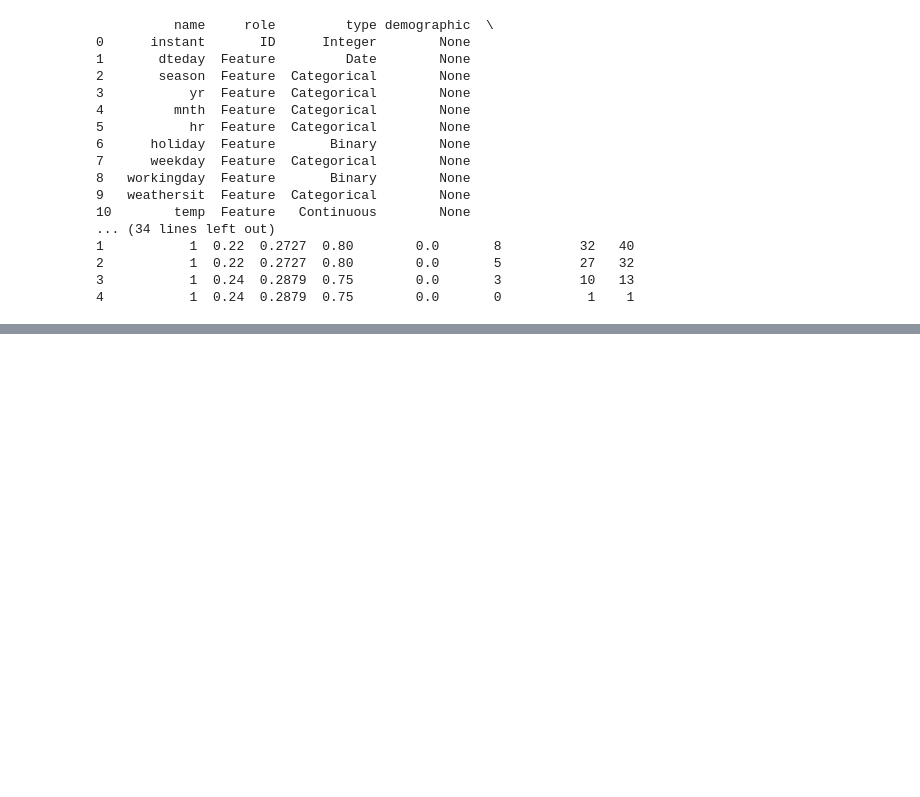
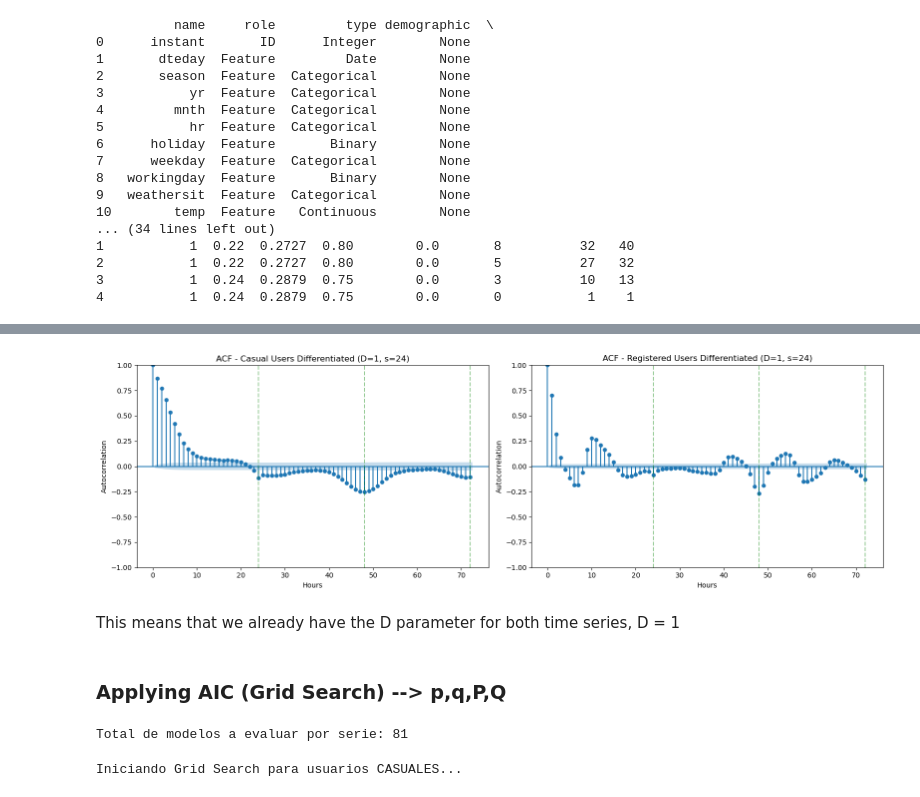
Before and after one commit to ikeiba/bike-sharing-time-series, a Jupyter notebook: project_submission/sarima_sarimax.ipynb, the cells around one changed output, grey strips where cells are left out. Drawn from its saved outputs; the diff is of its cells as text; code cells hidden in the pictures; blank space fills up the shorter version.

Commit message:
Sarima

```diff
--- a/project_submission/sarima_sarimax.ipynb
+++ b/project_submission/sarima_sarimax.ipynb
@@ -46,0 +132,28 @@ import seaborn as sns
+# %%
+# Substract to each value, the value from 24 hours ago
+y_casual_diff = y_casual.diff(periods=24).dropna()
+y_registered_diff = y_registered.diff(periods=24).dropna()
+
+
+fig, axes = plt.subplots(1, 2, figsize=(16, 5))
+
+plot_acf(y_casual_diff, lags=72, ax=axes[0], title='ACF - Casual Users Differentiated (D=1, s=24)')
+axes[0].set_xlabel('Hours')
+axes[0].set_ylabel('Autocorrelation')
+for i in range(24, 73, 24):
+    axes[0].axvline(x=i, color='green', linestyle='--', alpha=0.4) # Cambio a verde para diferenciarlo
+
+plot_acf(y_registered_diff, lags=72, ax=axes[1], title='ACF - Registered Users Differentiated (D=1, s=24)')
+axes[1].set_xlabel('Hours')
+axes[1].set_ylabel('Autocorrelation')
+for i in range(24, 73, 24):
+    axes[1].axvline(x=i, color='green', linestyle='--', alpha=0.4)
+
+plt.tight_layout()
+plt.show()
+# %% [output]
+[figure, added]
+# %% [markdown]
+This means that we already have the D parameter for both time series, D = 1
+# %% [markdown]
+### Applying AIC (Grid Search) --> p,q,P,Q
@@ -46,0 +198,26 @@ import seaborn as sns
+# %%
+# Definimos los rangos. Recomendable empezar de 0 a 2 para evitar tiempos de cómputo extremos con s=24
+ps = range(0, 3, 1) # [0, 1, 2]
+qs = range(0, 3, 1) # [0, 1, 2]
+Ps = range(0, 3, 1) # [0, 1, 2]
+Qs = range(0, 3, 1) # [0, 1, 2]
+
+# Generamos todas las combinaciones posibles
+SARIMA_order_list = list(product(ps, qs, Ps, Qs))
+print(f"Total de modelos a evaluar por serie: {len(SARIMA_order_list)}")
+# %% [output]
+Total de modelos a evaluar por serie: 81
+# %%
+# Parámetros estructurales que demostramos previamente
+d_val = 0
+D_val = 1
+s_val = 24
+
+print("Iniciando Grid Search para usuarios CASUALES...")
+# Sustituye 'y_casual_train' por el nombre real de tu variable de entrenamiento
+SARIMA_result_casual = optimize_SARIMA(y_casual_train, SARIMA_order_list, d_val, D_val, s_val)
+
+print("Los 5 mejores modelos para CASUALES:")
+display(SARIMA_result_casual.head())
+# %% [output]
+Iniciando Grid Search para usuarios CASUALES...
```
Also changed, not shown: parts of 17 cells of this notebook, 1 other file.
